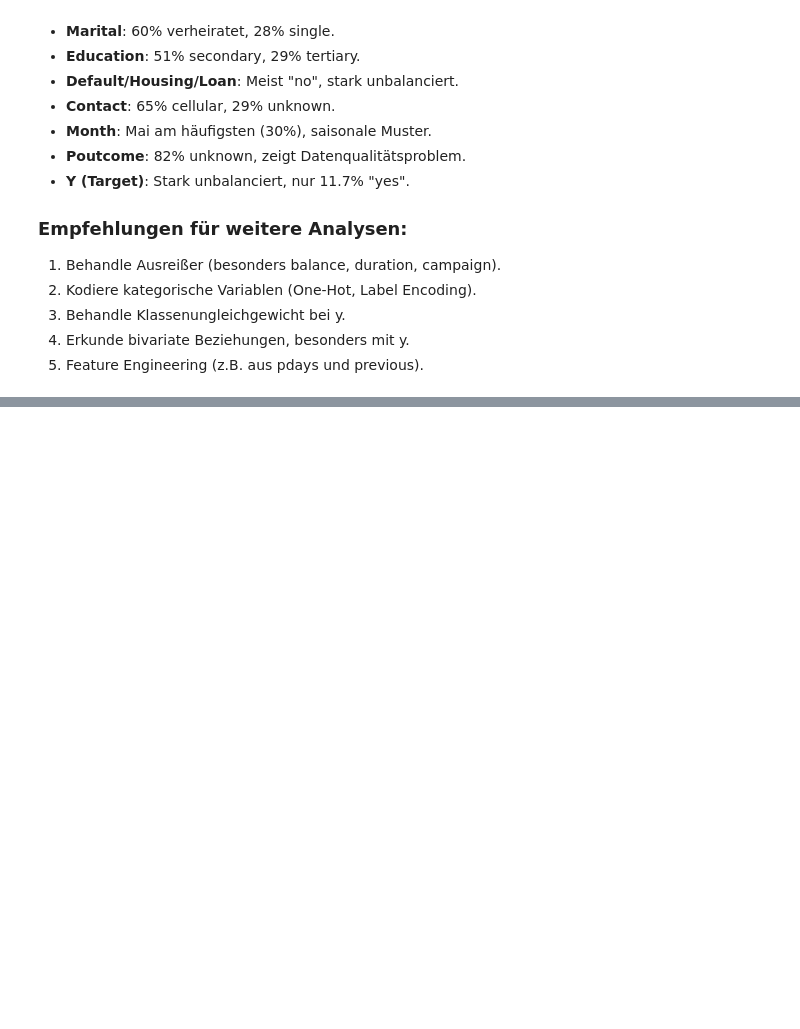
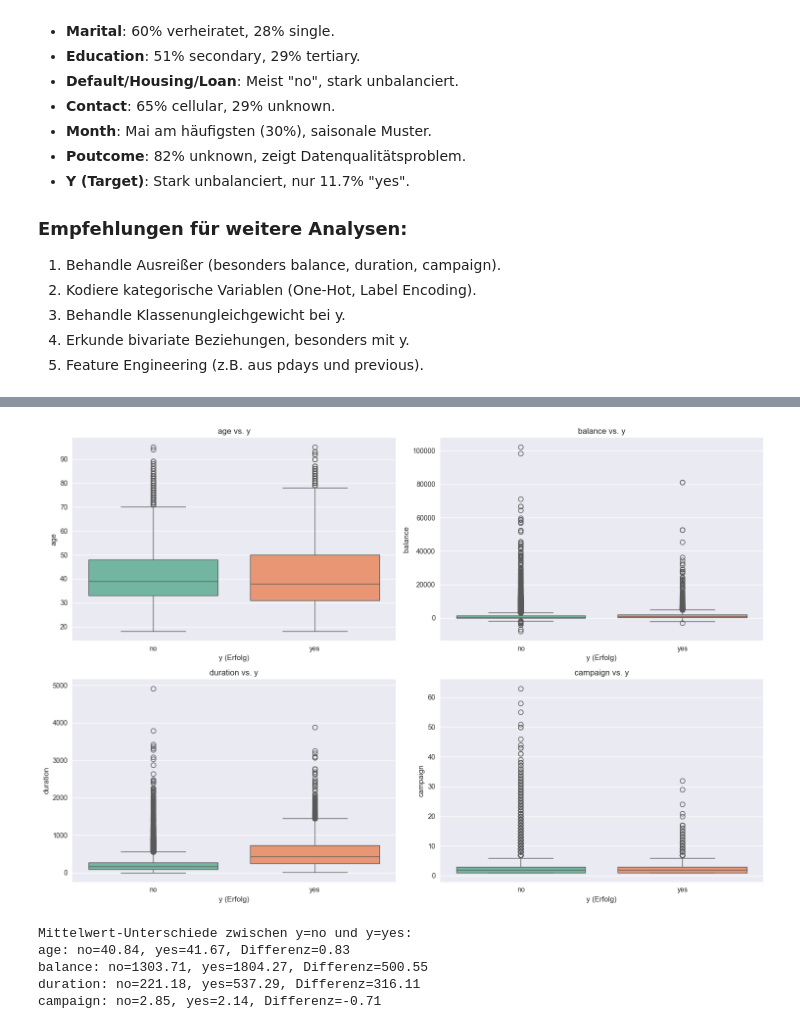
Before and after one commit to Krebsgamer22/bank-telemarketing-prediction, a Jupyter notebook: data-analysis.ipynb, the cells around one changed output, grey strips where cells are left out. Cells and saved outputs as stored; diff of their text form; code cells hidden in the pictures; blank space fills up the shorter version.

```diff
--- a/data-analysis.ipynb
+++ b/data-analysis.ipynb
@@ -491,0 +697,29 @@ yes: 7244 (16.02%)
+# %%
+# Boxplots: Numerische Variablen vs. Zielvariable y
+numeric_vs_y = ['age', 'balance', 'duration', 'campaign']
+
+fig, axes = plt.subplots(2, 2, figsize=(15, 10))
+axes = axes.flatten()
+
+for i, num_var in enumerate(numeric_vs_y):
+    sns.boxplot(x='y', y=num_var, data=df, ax=axes[i], palette='Set2')
+    axes[i].set_title(f'{num_var} vs. y')
+    axes[i].set_xlabel('y (Erfolg)')
+    axes[i].set_ylabel(num_var)
+
+plt.tight_layout()
+plt.show()
+
+# Statistiken für Unterschiede
+print("Mittelwert-Unterschiede zwischen y=no und y=yes:")
+for var in numeric_vs_y:
+    mean_no = df[df['y'] == 'no'][var].mean()
+    mean_yes = df[df['y'] == 'yes'][var].mean()
+    print(f"{var}: no={mean_no:.2f}, yes={mean_yes:.2f}, Differenz={mean_yes-mean_no:.2f}")
+# %% [output]
+[figure, added]
+Mittelwert-Unterschiede zwischen y=no und y=yes:
+age: no=40.84, yes=41.67, Differenz=0.83
+balance: no=1303.71, yes=1804.27, Differenz=500.55
+duration: no=221.18, yes=537.29, Differenz=316.11
+campaign: no=2.85, yes=2.14, Differenz=-0.71
```
Also changed, not shown: parts of 15 cells of this notebook, 1 other file.
